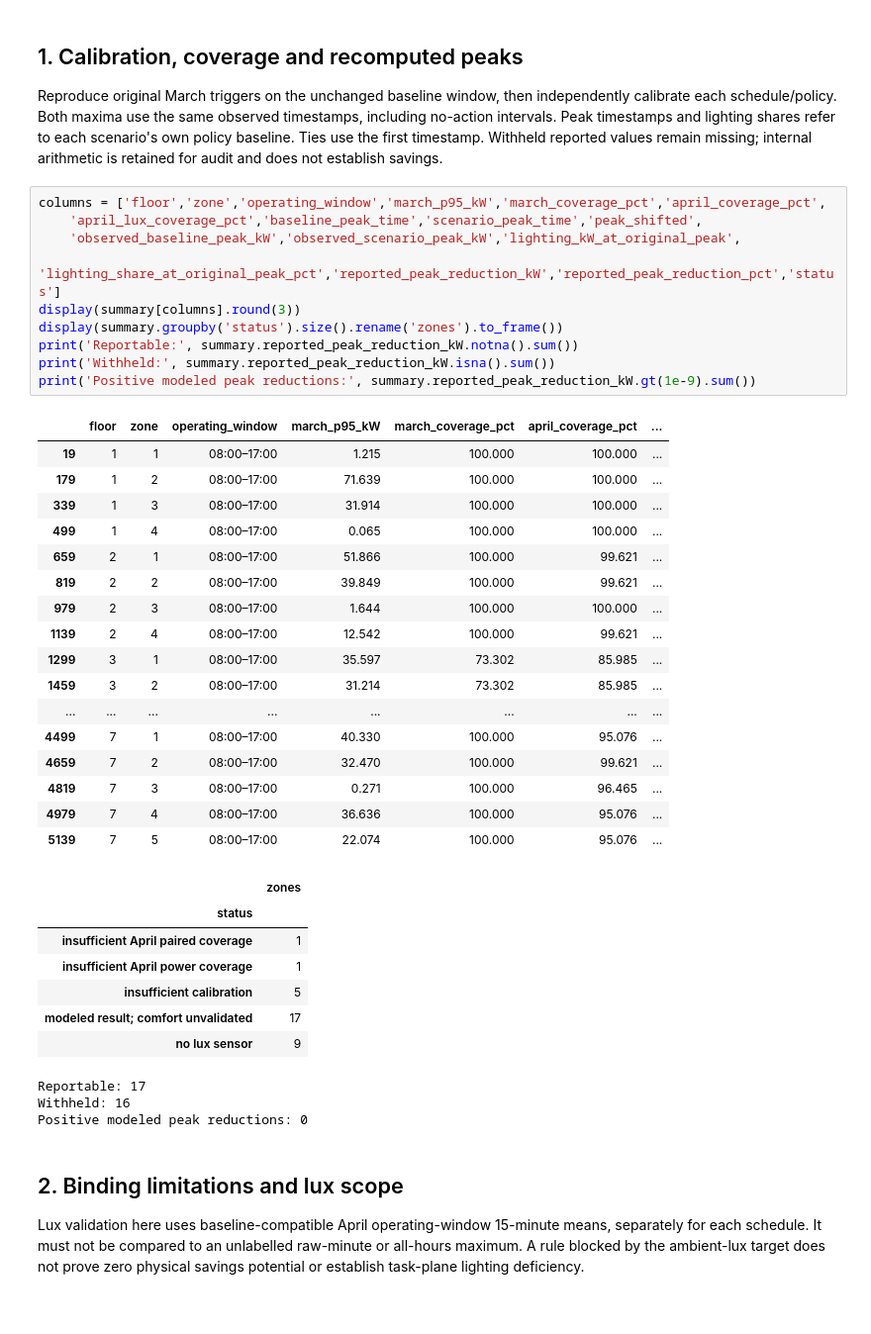
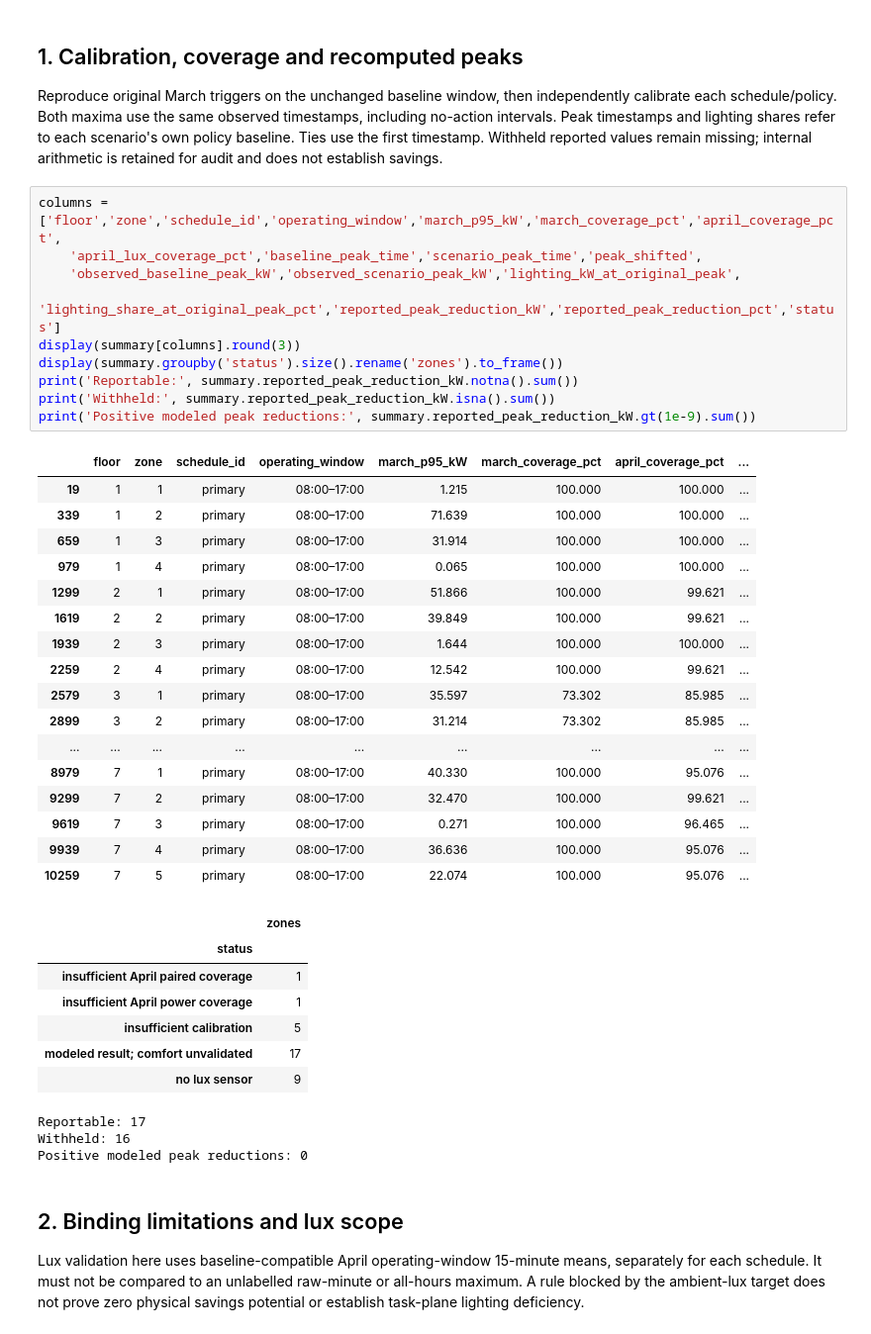
Before and after one commit to 4rchx824/SBA-Final-Project, a Jupyter notebook: analytics/lighting/lighting_scenarios.ipynb, the cells around one changed output. Shown at 99% size. Saved outputs shown, nothing was run; the diff lists cells and outputs as text.

```diff
--- a/analytics/lighting/lighting_scenarios.ipynb
+++ b/analytics/lighting/lighting_scenarios.ipynb
@@ -32,33 +40,33 @@ schedule/policy. Both maxima use the same observed timestamps, including no-acti
 Peak timestamps and lighting shares refer to each scenario's own policy baseline. Ties use the first timestamp.
 Withheld reported values remain missing; internal arithmetic is retained for audit and does not establish savings.
 # %%
-columns = ['floor','zone','operating_window','march_p95_kW','march_coverage_pct','april_coverage_pct',
+columns = ['floor','zone','schedule_id','operating_window','march_p95_kW','march_coverage_pct','april_coverage_pct',
     'april_lux_coverage_pct','baseline_peak_time','scenario_peak_time','peak_shifted',
     'observed_baseline_peak_kW','observed_scenario_peak_kW','lighting_kW_at_original_peak',
     'lighting_share_at_original_peak_pct','reported_peak_reduction_kW','reported_peak_reduction_pct','status']
 display(summary[columns].round(3))
 display(summary.groupby('status').size().rename('zones').to_frame())
 print('Reportable:', summary.reported_peak_reduction_kW.notna().sum())
 print('Withheld:', summary.reported_peak_reduction_kW.isna().sum())
 print('Positive modeled peak reductions:', summary.reported_peak_reduction_kW.gt(1e-9).sum())
 # %% [output]
-|  | floor | zone | operating_window | march_p95_kW | march_coverage_pct | april_coverage_pct | ... |
-| 19 | 1 | 1 | 08:00–17:00 | 1.215 | 100.000 | 100.000 | ... |
-| 179 | 1 | 2 | 08:00–17:00 | 71.639 | 100.000 | 100.000 | ... |
-| 339 | 1 | 3 | 08:00–17:00 | 31.914 | 100.000 | 100.000 | ... |
-| 499 | 1 | 4 | 08:00–17:00 | 0.065 | 100.000 | 100.000 | ... |
-| 659 | 2 | 1 | 08:00–17:00 | 51.866 | 100.000 | 99.621 | ... |
-| 819 | 2 | 2 | 08:00–17:00 | 39.849 | 100.000 | 99.621 | ... |
-| 979 | 2 | 3 | 08:00–17:00 | 1.644 | 100.000 | 100.000 | ... |
-| 1139 | 2 | 4 | 08:00–17:00 | 12.542 | 100.000 | 99.621 | ... |
-| 1299 | 3 | 1 | 08:00–17:00 | 35.597 | 73.302 | 85.985 | ... |
-| 1459 | 3 | 2 | 08:00–17:00 | 31.214 | 73.302 | 85.985 | ... |
-| ... | ... | ... | ... | ... | ... | ... | ... |
-| 4499 | 7 | 1 | 08:00–17:00 | 40.330 | 100.000 | 95.076 | ... |
-| 4659 | 7 | 2 | 08:00–17:00 | 32.470 | 100.000 | 99.621 | ... |
-| 4819 | 7 | 3 | 08:00–17:00 | 0.271 | 100.000 | 96.465 | ... |
-| 4979 | 7 | 4 | 08:00–17:00 | 36.636 | 100.000 | 95.076 | ... |
-| 5139 | 7 | 5 | 08:00–17:00 | 22.074 | 100.000 | 95.076 | ... |
+|  | floor | zone | schedule_id | operating_window | march_p95_kW | march_coverage_pct | april_coverage_pct | ... |
+| 19 | 1 | 1 | primary | 08:00–17:00 | 1.215 | 100.000 | 100.000 | ... |
+| 339 | 1 | 2 | primary | 08:00–17:00 | 71.639 | 100.000 | 100.000 | ... |
+| 659 | 1 | 3 | primary | 08:00–17:00 | 31.914 | 100.000 | 100.000 | ... |
+| 979 | 1 | 4 | primary | 08:00–17:00 | 0.065 | 100.000 | 100.000 | ... |
+| 1299 | 2 | 1 | primary | 08:00–17:00 | 51.866 | 100.000 | 99.621 | ... |
+| 1619 | 2 | 2 | primary | 08:00–17:00 | 39.849 | 100.000 | 99.621 | ... |
+| 1939 | 2 | 3 | primary | 08:00–17:00 | 1.644 | 100.000 | 100.000 | ... |
+| 2259 | 2 | 4 | primary | 08:00–17:00 | 12.542 | 100.000 | 99.621 | ... |
+| 2579 | 3 | 1 | primary | 08:00–17:00 | 35.597 | 73.302 | 85.985 | ... |
+| 2899 | 3 | 2 | primary | 08:00–17:00 | 31.214 | 73.302 | 85.985 | ... |
+| ... | ... | ... | ... | ... | ... | ... | ... | ... |
+| 8979 | 7 | 1 | primary | 08:00–17:00 | 40.330 | 100.000 | 95.076 | ... |
+| 9299 | 7 | 2 | primary | 08:00–17:00 | 32.470 | 100.000 | 99.621 | ... |
+| 9619 | 7 | 3 | primary | 08:00–17:00 | 0.271 | 100.000 | 96.465 | ... |
+| 9939 | 7 | 4 | primary | 08:00–17:00 | 36.636 | 100.000 | 95.076 | ... |
+| 10259 | 7 | 5 | primary | 08:00–17:00 | 22.074 | 100.000 | 95.076 | ... |
 |  | zones |
 | status |  |
 | insufficient April paired coverage | 1 |
```
Also changed, not shown: parts of 6 cells of this notebook, 29 other files.
